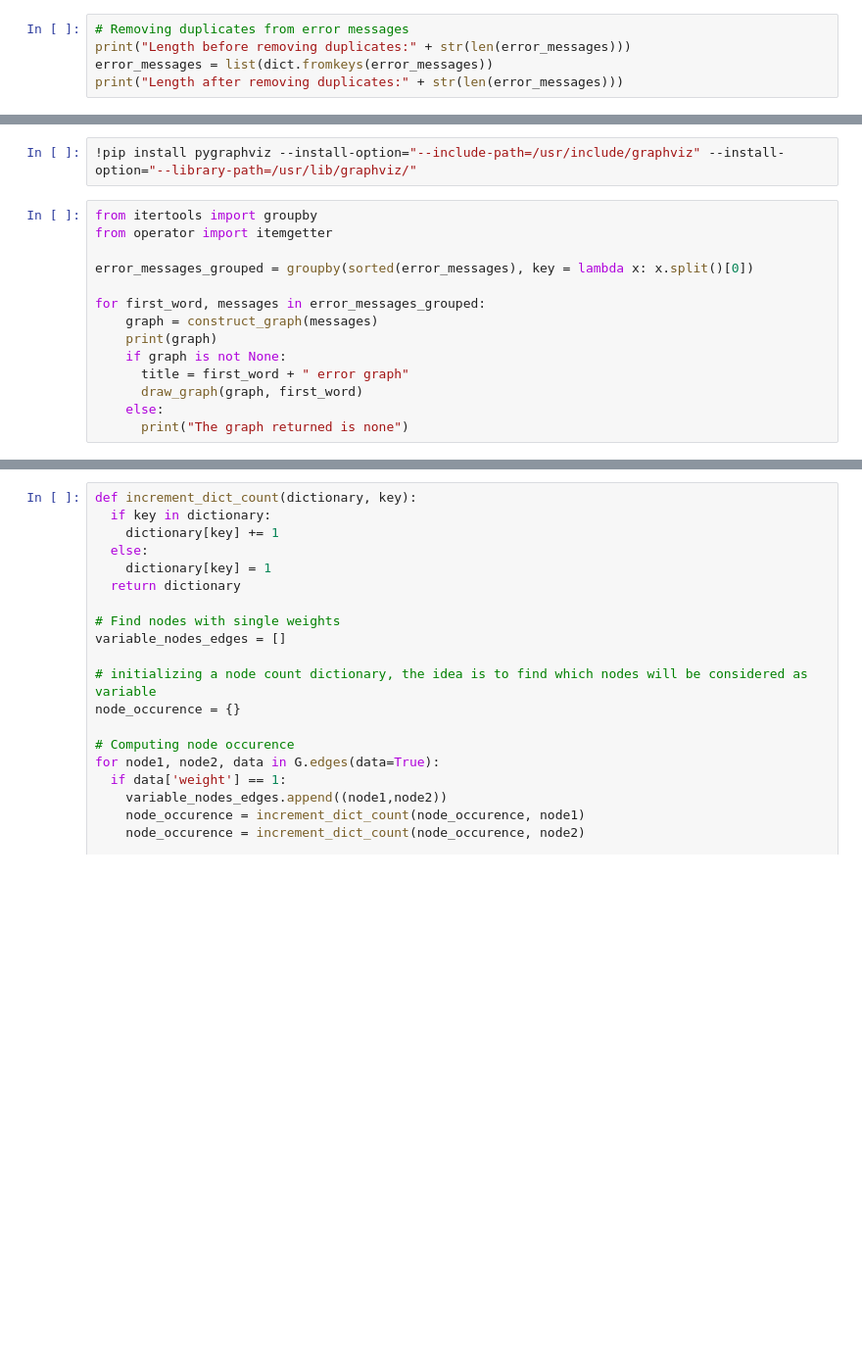
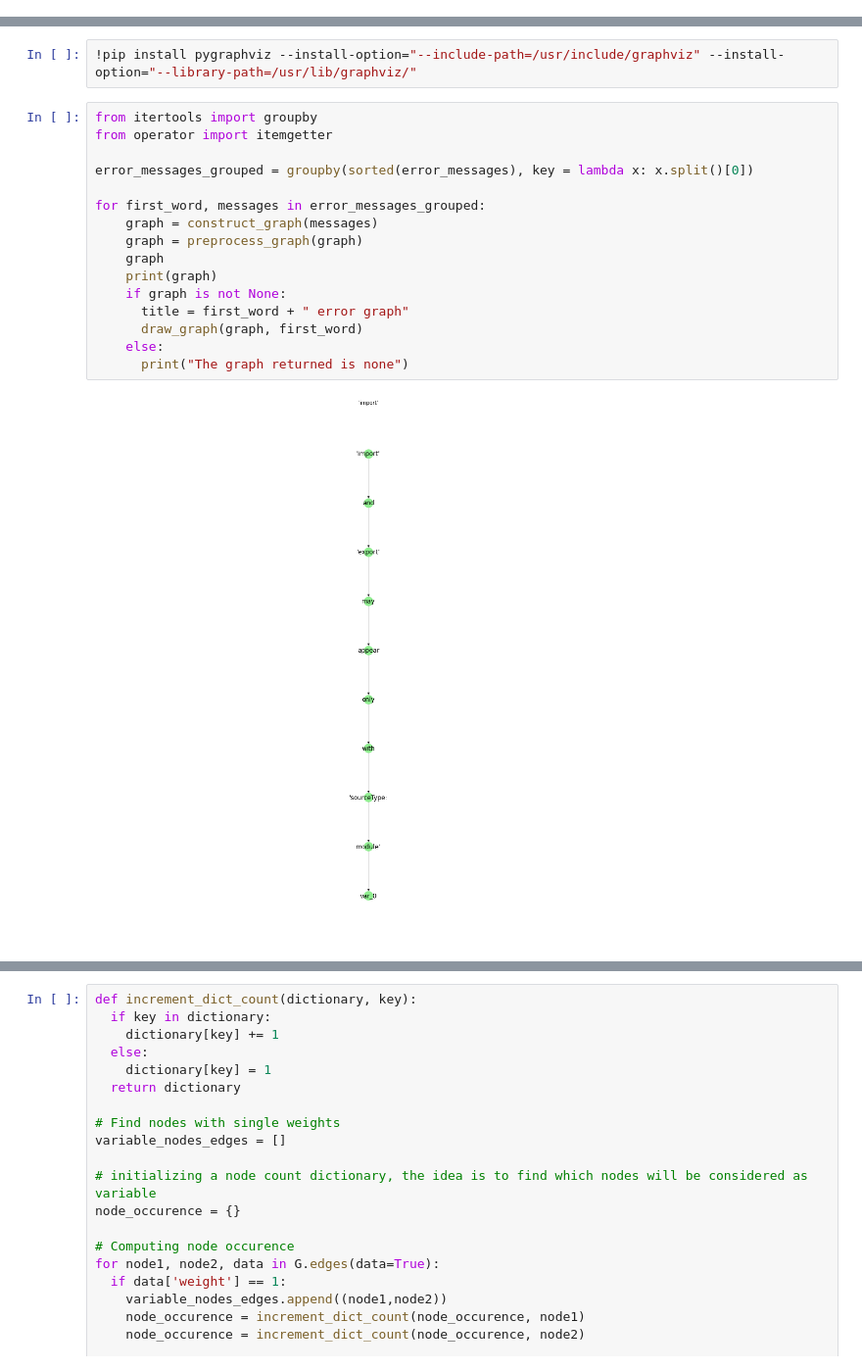
Before and after one commit to YoussefElHassani/TSDOC.JS, a Jupyter notebook: test.ipynb, the cells around one changed output, grey strips where cells are left out. Shown at 98% size. Cells and saved outputs as stored; diff of their text form; blank space fills up the shorter version.

```diff
--- a/test.ipynb
+++ b/test.ipynb
@@ -239,8 +198,3 @@ nx.draw(G, pos=pos,
-# %%
-# Removing duplicates from error messages
-print("Length before removing duplicates:" + str(len(error_messages)))
-error_messages = list(dict.fromkeys(error_messages))
-print("Length after removing duplicates:" + str(len(error_messages)))
 # %%
 import networkx as nx
 import matplotlib.pyplot as plt
@@ -312,14 +275,18 @@ def draw_graph(graph, title):
 # %%
 from itertools import groupby
 from operator import itemgetter
 
 error_messages_grouped = groupby(sorted(error_messages), key = lambda x: x.split()[0])
 
 for first_word, messages in error_messages_grouped:
     graph = construct_graph(messages)
+    graph = preprocess_graph(graph)
+    graph
     print(graph)
     if graph is not None:
       title = first_word + " error graph"
       draw_graph(graph, first_word)
     else:
       print("The graph returned is none")
+# %% [output]
+[figure, added]
```
Also changed, not shown: parts of 14 cells of this notebook, 13 other files.
